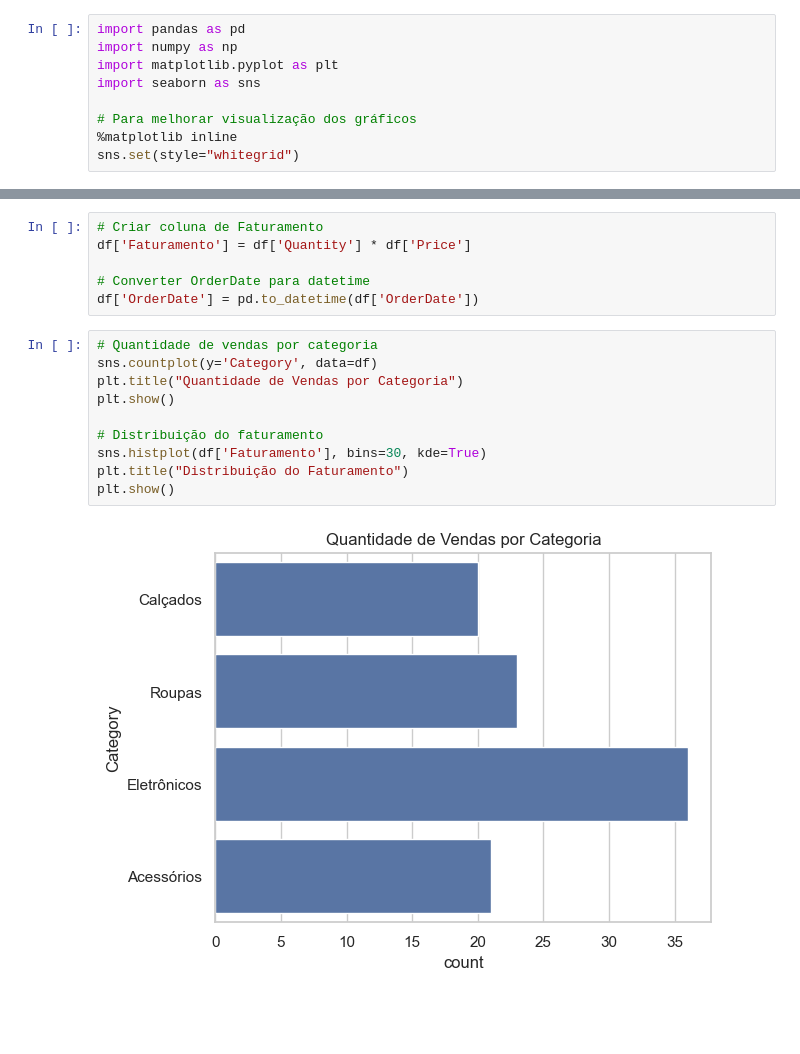
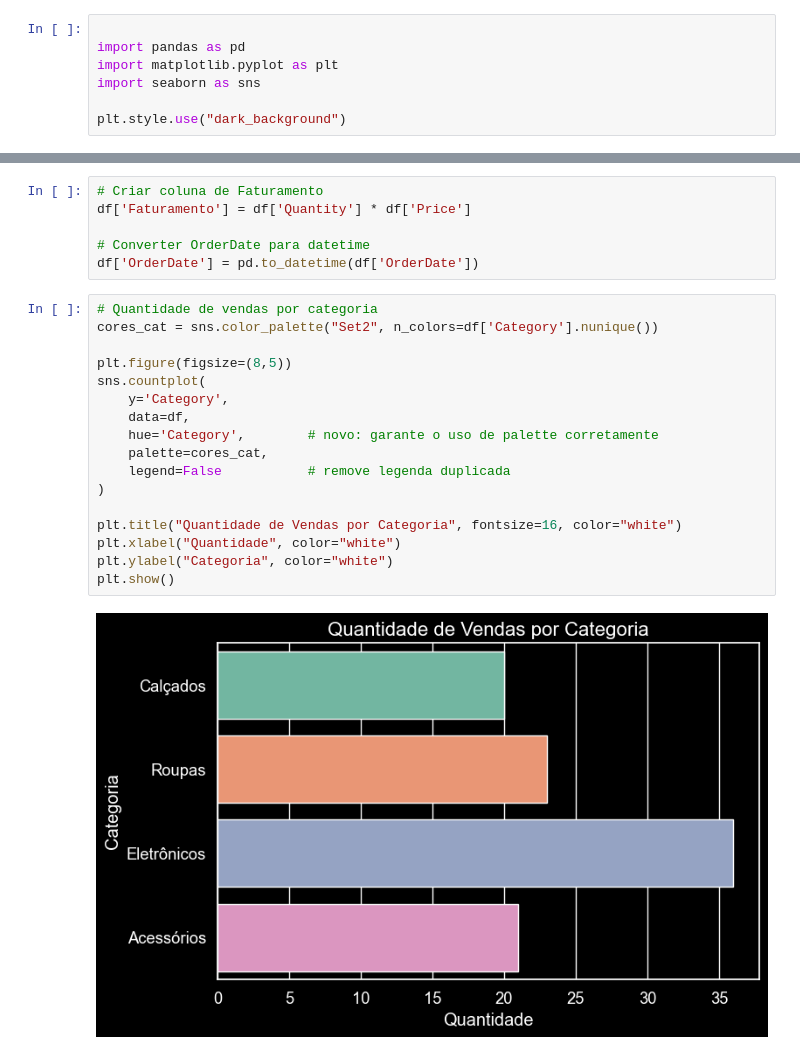
Before and after one commit to GuilhermeCosM/An-lise-de-Vendas-com-Gr-ficos, a Jupyter notebook: analise_exploratoria.ipynb, the cells around one changed output, grey strips where cells are left out. Cells and saved outputs as stored; diff of their text form; blank space fills up the shorter version.

```diff
--- a/analise_exploratoria.ipynb
+++ b/analise_exploratoria.ipynb
@@ -1,9 +1,7 @@
 # %%
+
 import pandas as pd
-import numpy as np
 import matplotlib.pyplot as plt
 import seaborn as sns
 
-# Para melhorar visualização dos gráficos
-%matplotlib inline
-sns.set(style="whitegrid")
+plt.style.use("dark_background")
@@ -62,13 +85,20 @@ df['Faturamento'] = df['Quantity'] * df['Price']
 df['OrderDate'] = pd.to_datetime(df['OrderDate'])
 # %%
 # Quantidade de vendas por categoria
-sns.countplot(y='Category', data=df)
-plt.title("Quantidade de Vendas por Categoria")
+cores_cat = sns.color_palette("Set2", n_colors=df['Category'].nunique())
+
+plt.figure(figsize=(8,5))
+sns.countplot(
+    y='Category',
+    data=df,
+    hue='Category',        # novo: garante o uso de palette corretamente
+    palette=cores_cat,
+    legend=False           # remove legenda duplicada
+)
+
+plt.title("Quantidade de Vendas por Categoria", fontsize=16, color="white")
+plt.xlabel("Quantidade", color="white")
+plt.ylabel("Categoria", color="white")
 plt.show()
-
-# Distribuição do faturamento
-sns.histplot(df['Faturamento'], bins=30, kde=True)
-plt.title("Distribuição do Faturamento")
-plt.show()
 # %% [output]
-[figure, old version]
+[figure, new version]
```
Also changed, not shown: parts of 7 cells of this notebook.
